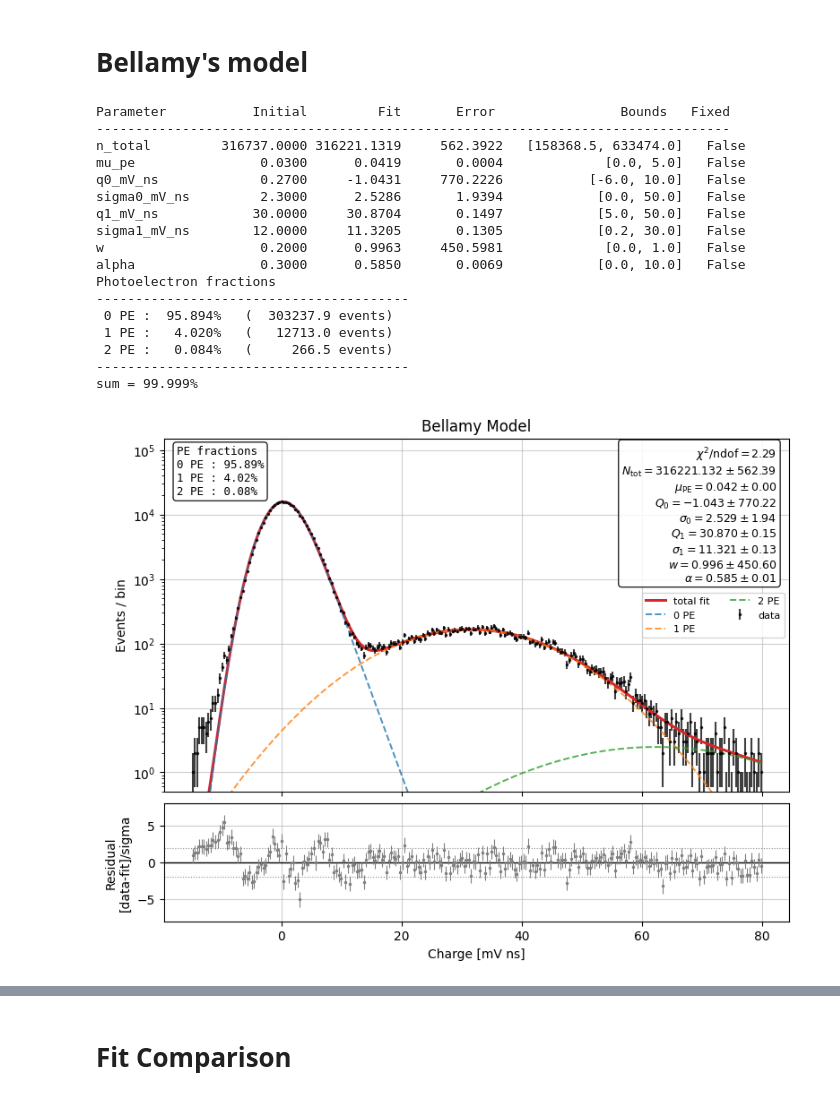
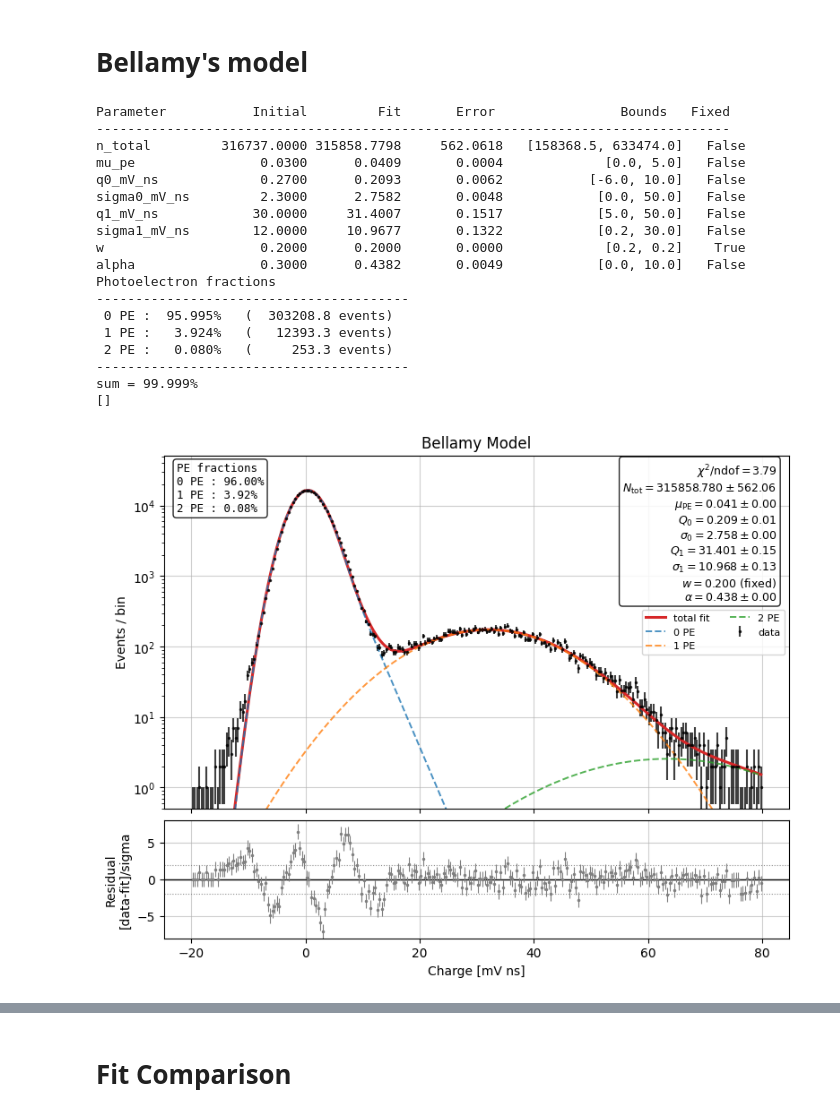
Before and after one commit to TAU-neutrino-lab/PMT-characterization, a Jupyter notebook: PMT-calibration/generic_fit.ipynb, the cells around one changed output, grey strips where cells are left out. Cells and saved outputs as stored; diff of their text form; code cells hidden in the pictures.

```diff
--- a/PMT-calibration/generic_fit.ipynb
+++ b/PMT-calibration/generic_fit.ipynb
@@ -221,17 +255,13 @@ p0_poisson = {
     "mu_pe":        [0.03, 0.001, 5.0, False],
 }
 
-fit_poisson = fit_poisson_spe(
-    charge_mV_ns,
-    p0=p0_poisson,
-    max_pe=maxPE,
-    bins=250, #default 250
-    fit_range=fit_range
+fit_poisson = fit_poisson_spe( charge_mV_ns, p0=p0_poisson, max_pe=maxPE,
+                               bins=nbins, #default 250
+                            #    fit_range=fit_range_full
+                               fit_range=fit_range
 )
 
 # table_poisson = fit_result_table(fit_poisson)
-# display( table_poisson )
-
 print_fit_result_table(fit_poisson)
 
 poisson_evt_fractions = poisson_npe_fractions( fit_poisson, maxPE)
@@ -241,29 +271,24 @@ fig, ax, ax_resid = plot_fit_result(
     fit_poisson,
     title="Simple Poisson Model",
     logscale=True,
-    # ylims= (0, 600),
     component_visibility_fraction=0, #1e-3,
+    # ylims=(1e-5, None),
     )
 
 fraction_lines = [  "PE fractions" ]
 for n_pe, frac in poisson_evt_fractions.items():
-    fraction_lines.append(
-        f"{n_pe} PE : {100*frac:.2f}%"
-    )
+    fraction_lines.append( f"{n_pe} PE : {100*frac:.2f}%" )
 
 fraction_text = "\n".join( fraction_lines )
 
 ax.text( 0.02, 0.98, fraction_text, transform=ax.transAxes,
     ha="left", va="top", fontsize=9, family="monospace",
-    bbox=dict(
-        boxstyle="round",
-        facecolor="white",
-        alpha=0.85,
-    ))
+    bbox=dict( boxstyle="round", facecolor="white", alpha=0.85 )
+    )
 
+fit_poisson["diagnostics"]
 
-
-save_plot(fig, save_plots, save_dir, file_nickname, f"fit_Poisson",  Nevents=None);
+save_plot(fig, save_plots, save_dir, file_nickname, f"fit_Poisson_{nbins}bins",  Nevents=None);
 # %% [output]
 Parameter           Initial         Fit       Error                Bounds   Fixed
 ---------------------------------------------------------------------------------
@@ -302,7 +328,8 @@ p0_bellamy = {
     "q1_mV_ns":     [30.0, 5.0, 50.0,   False],
     "sigma1_mV_ns": [12.0, 0.2, 30.0,   False],
     "mu_pe":        [0.03, 0.001, 5.0,  False],
-    "w":            [0.2, 0., 1.,       False], # probability that a measured signal is accompanied by a type-2 bkg process
+    # "w":            [0.2, 0., 1.,       False], # probability that a measured signal is accompanied by a type-2 bkg process
+    "w":            [0.2, 0., 1.,       True], # probability that a measured signal is accompanied by a type-2 bkg process
     "alpha":        [0.3, 0., 10.,      False], # coeff. of the exponential decay of type 2-background (positive)
 }
 
@@ -310,8 +337,9 @@ fit_bellamy = fit_bellamy_spe(
     charge_mV_ns,
     p0=p0_bellamy,
     max_pe=maxPE,
-    bins=250,
+    bins=nbins,
     fit_range=fit_range
+    # fit_range=fit_range_full
 )
 
 # table_bellamy = fit_result_table(fit_bellamy)
@@ -323,49 +351,50 @@ bellamy_evt_fractions = poisson_npe_fractions( fit_bellamy, maxPE)
 print_npe_fractions( bellamy_evt_fractions, n_total=fit_bellamy["parameters"]["n_total"] )
 
 fig, ax, ax_resid = plot_fit_result(
     fit_bellamy,
     title="Bellamy Model",
     logscale=True,
     # ylims= (0, 600),
     component_visibility_fraction=0, #1e-3,
     )
 
 fraction_lines = [  "PE fractions" ]
 for n_pe, frac in bellamy_evt_fractions.items():
-    fraction_lines.append(
-        f"{n_pe} PE : {100*frac:.2f}%"
-    )
+    fraction_lines.append( f"{n_pe} PE : {100*frac:.2f}%" )
 
 fraction_text = "\n".join( fraction_lines )
 
 ax.text( 0.02, 0.98, fraction_text, transform=ax.transAxes,
     ha="left", va="top", fontsize=9, family="monospace",
     bbox=dict(
         boxstyle="round",
         facecolor="white",
         alpha=0.85,
     ))
 
-save_plot(fig, save_plots, save_dir, file_nickname, f"fit_Bellamy",  Nevents=None);
+print(fit_bellamy["diagnostics"])
+
+# save_plot(fig, save_plots, save_dir, file_nickname, f"fit_Bellamy_{nbins}bins",  Nevents=None);
 # %% [output]
 Parameter           Initial         Fit       Error                Bounds   Fixed
 ---------------------------------------------------------------------------------
-n_total         316737.0000 316221.1319     562.3922   [158368.5, 633474.0]   False
-mu_pe                0.0300      0.0419       0.0004             [0.0, 5.0]   False
-q0_mV_ns             0.2700     -1.0431     770.2226           [-6.0, 10.0]   False
-sigma0_mV_ns         2.3000      2.5286       1.9394            [0.0, 50.0]   False
-q1_mV_ns            30.0000     30.8704       0.1497            [5.0, 50.0]   False
-sigma1_mV_ns        12.0000     11.3205       0.1305            [0.2, 30.0]   False
-w                    0.2000      0.9963     450.5981             [0.0, 1.0]   False
-alpha                0.3000      0.5850       0.0069            [0.0, 10.0]   False
+n_total         316737.0000 315858.7798     562.0618   [158368.5, 633474.0]   False
+mu_pe                0.0300      0.0409       0.0004             [0.0, 5.0]   False
+q0_mV_ns             0.2700      0.2093       0.0062           [-6.0, 10.0]   False
+sigma0_mV_ns         2.3000      2.7582       0.0048            [0.0, 50.0]   False
+q1_mV_ns            30.0000     31.4007       0.1517            [5.0, 50.0]   False
+sigma1_mV_ns        12.0000     10.9677       0.1322            [0.2, 30.0]   False
+w                    0.2000      0.2000       0.0000             [0.2, 0.2]    True
+alpha                0.3000      0.4382       0.0049            [0.0, 10.0]   False
 Photoelectron fractions
 ----------------------------------------
- 0 PE :  95.894%   (  303237.9 events)
- 1 PE :   4.020%   (   12713.0 events)
- 2 PE :   0.084%   (     266.5 events)
+ 0 PE :  95.995%   (  303208.8 events)
+ 1 PE :   3.924%   (   12393.3 events)
+ 2 PE :   0.080%   (     253.3 events)
 ----------------------------------------
 sum = 99.999%
+[]
-[figure, old version]
+[figure, new version]
 # %%
 fig, ax = plt.subplots( figsize=(8, 8) )
 plot_correlation_matrix(fig, ax, fit_bellamy)
```
Also changed, not shown: parts of 15 cells of this notebook, 8 other files.
